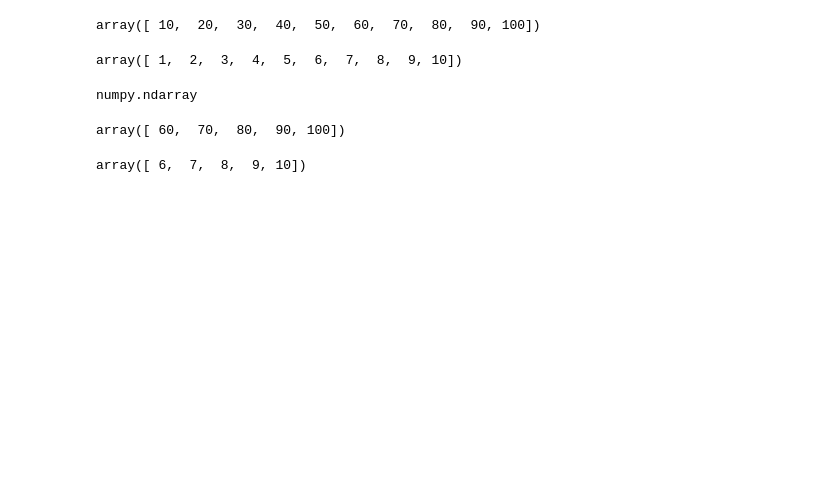
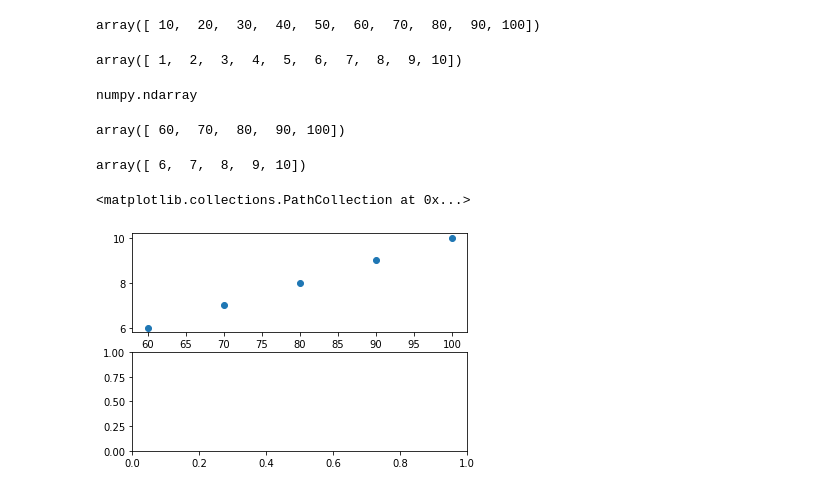
Before and after one commit to adevrent/mitx_python, a Jupyter notebook: CSE.0002x/Unit 15/unit15.ipynb, the cells around one changed output. Saved outputs shown, nothing was run; the diff lists cells and outputs as text; code cells hidden in the pictures; blank space fills up the shorter version.

```diff
--- a/CSE.0002x/Unit 15/unit15.ipynb
+++ b/CSE.0002x/Unit 15/unit15.ipynb
@@ -68,4 +68,7 @@ b[lt_05_indices]
 array([ 6,  7,  8,  9, 10])
 # %%
 fig, axs = plt.subplots(2, 1)
-axs[0].scatter(a[lt_05_indices], b[lt_05_indices], "r*")
+axs[0].scatter(a[lt_05_indices], b[lt_05_indices])
+# %% [output]
+<matplotlib.collections.PathCollection at 0x...>
+[figure, added]
```
Also changed, not shown: parts of 1 cell of this notebook.
